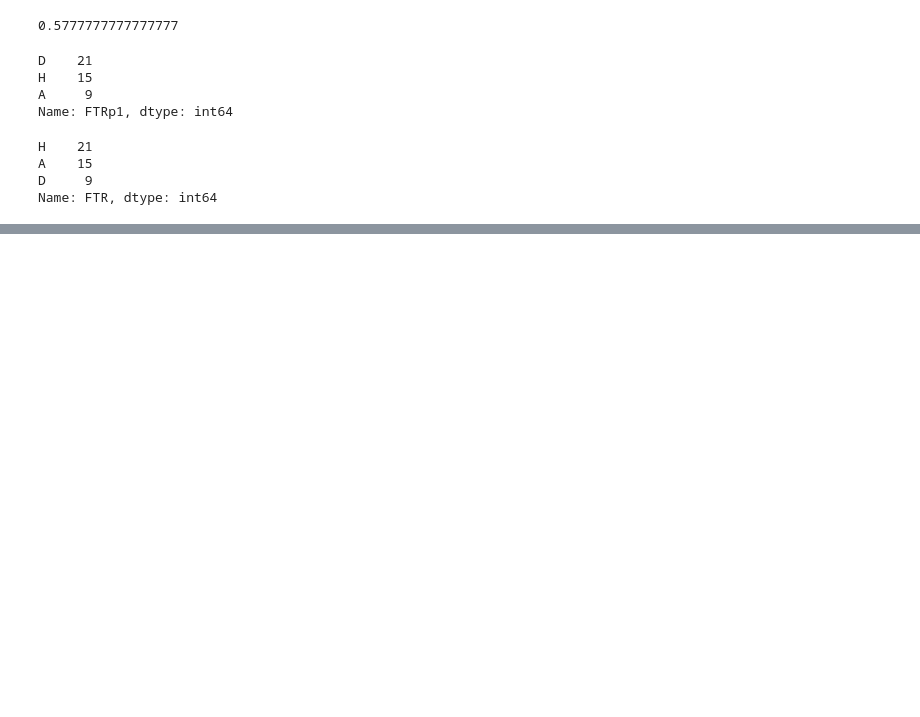
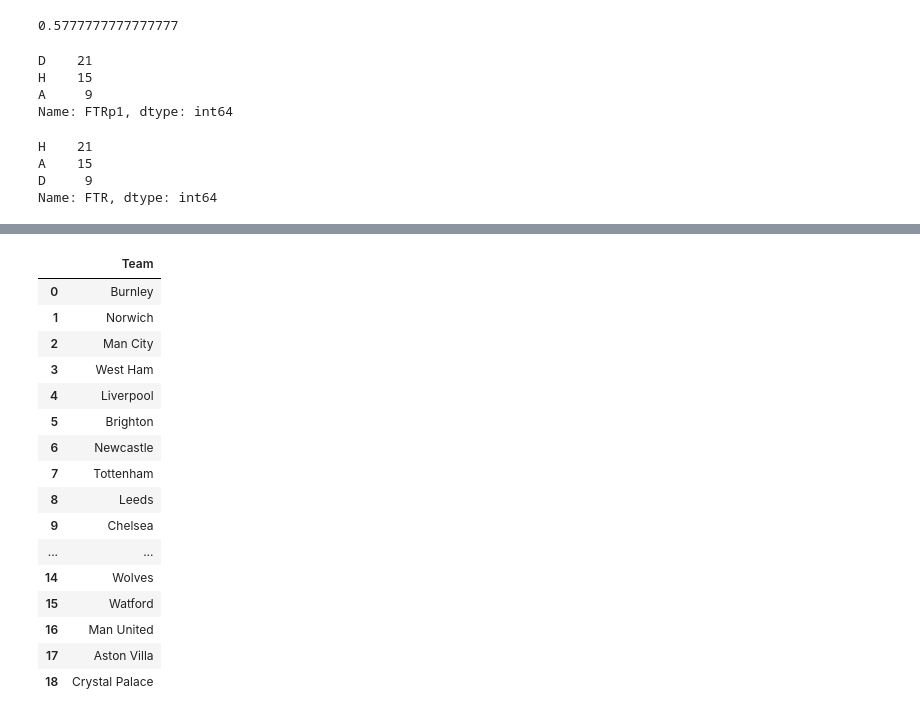
Before and after one commit to sreeharipa/Premier-league-predictor, a Jupyter notebook: 5_predicing-the-new-season.ipynb, the cells around one changed output, grey strips where cells are left out. Drawn from its saved outputs; the diff is of its cells as text; code cells hidden in the pictures; blank space fills up the shorter version.

```diff
--- a/5_predicing-the-new-season.ipynb
+++ b/5_predicing-the-new-season.ipynb
@@ -201,0 +231,20 @@ Name: FTR, dtype: int64
+# %%
+table
+# %% [output]
+|  | Team |
+| 0 | Burnley |
+| 1 | Norwich |
+| 2 | Man City |
+| 3 | West Ham |
+| 4 | Liverpool |
+| 5 | Brighton |
+| 6 | Newcastle |
+| 7 | Tottenham |
+| 8 | Leeds |
+| 9 | Chelsea |
+| ... | ... |
+| 14 | Wolves |
+| 15 | Watford |
+| 16 | Man United |
+| 17 | Aston Villa |
+| 18 | Crystal Palace |
```
Also changed, not shown: parts of 10 cells of this notebook.
